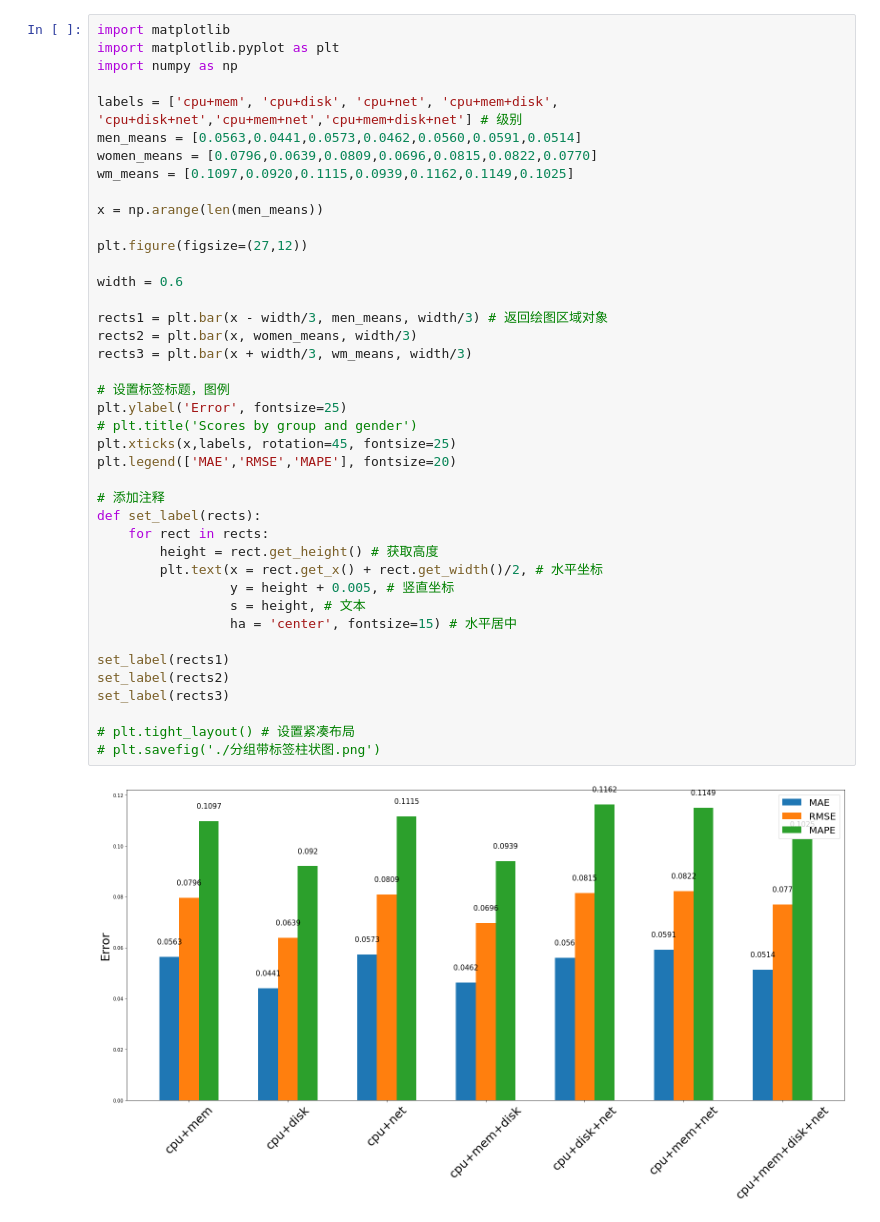
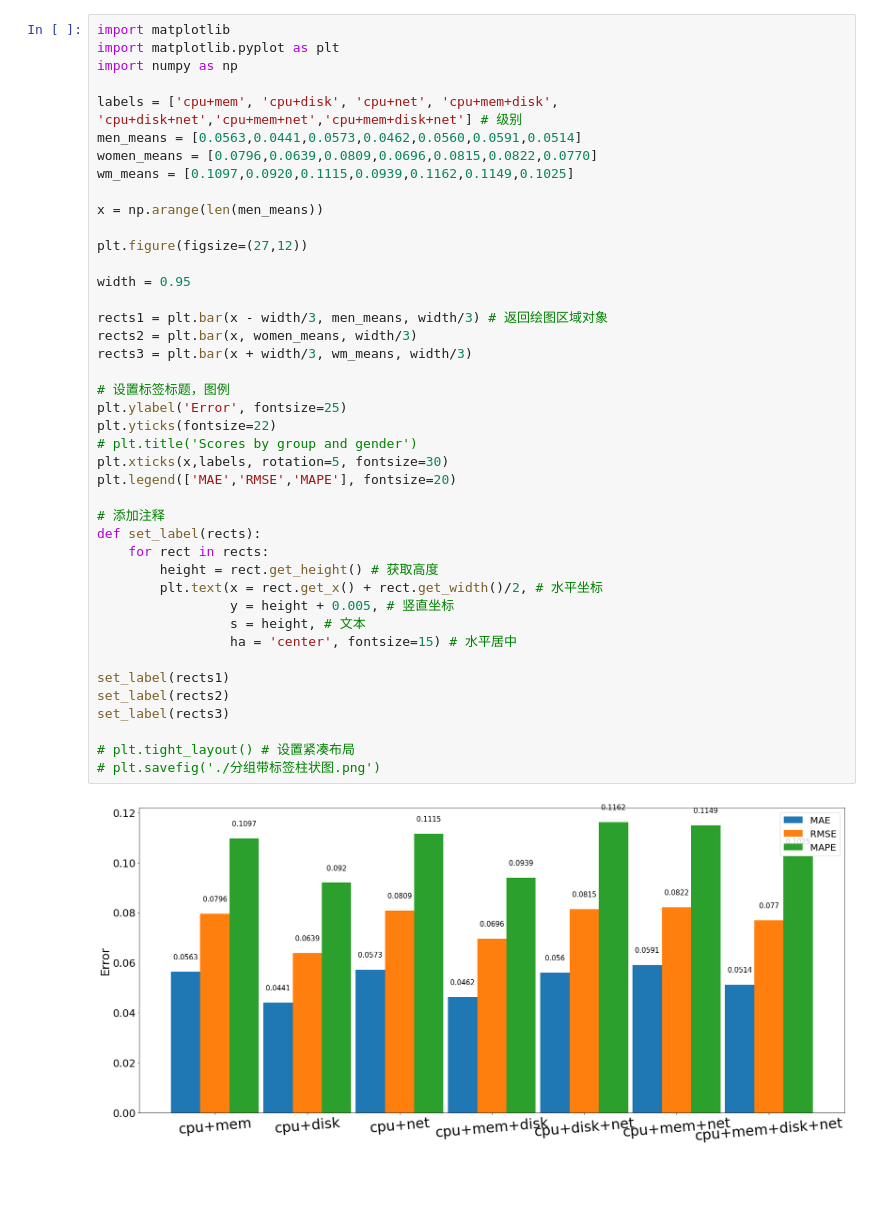
Before and after one commit to GaoZiqiang/clusterworkload_prediction_models, a Jupyter notebook: utils/bar.ipynb, the cells around one changed output. Drawn from its saved outputs; the diff is of its cells as text; blank space fills up the shorter version.

```diff
--- a/utils/bar.ipynb
+++ b/utils/bar.ipynb
@@ -11,33 +11,34 @@ wm_means = [0.1097,0.0920,0.1115,0.0939,0.1162,0.1149,0.1025]
 x = np.arange(len(men_means))
 
 plt.figure(figsize=(27,12))
 
-width = 0.6
+width = 0.95
 
 rects1 = plt.bar(x - width/3, men_means, width/3) # 返回绘图区域对象
 rects2 = plt.bar(x, women_means, width/3)
 rects3 = plt.bar(x + width/3, wm_means, width/3)
 
 # 设置标签标题，图例
 plt.ylabel('Error', fontsize=25)
+plt.yticks(fontsize=22)
 # plt.title('Scores by group and gender')
-plt.xticks(x,labels, rotation=45, fontsize=25)
+plt.xticks(x,labels, rotation=5, fontsize=30)
 plt.legend(['MAE','RMSE','MAPE'], fontsize=20)
 
 # 添加注释
 def set_label(rects):
     for rect in rects:
         height = rect.get_height() # 获取⾼度
         plt.text(x = rect.get_x() + rect.get_width()/2, # ⽔平坐标
                  y = height + 0.005, # 竖直坐标
                  s = height, # ⽂本
                  ha = 'center', fontsize=15) # ⽔平居中
 
 set_label(rects1)
 set_label(rects2)
 set_label(rects3)
 
 # plt.tight_layout() # 设置紧凑布局
 # plt.savefig('./分组带标签柱状图.png')
 # %% [output]
-[figure, old version]
+[figure, new version]
```
